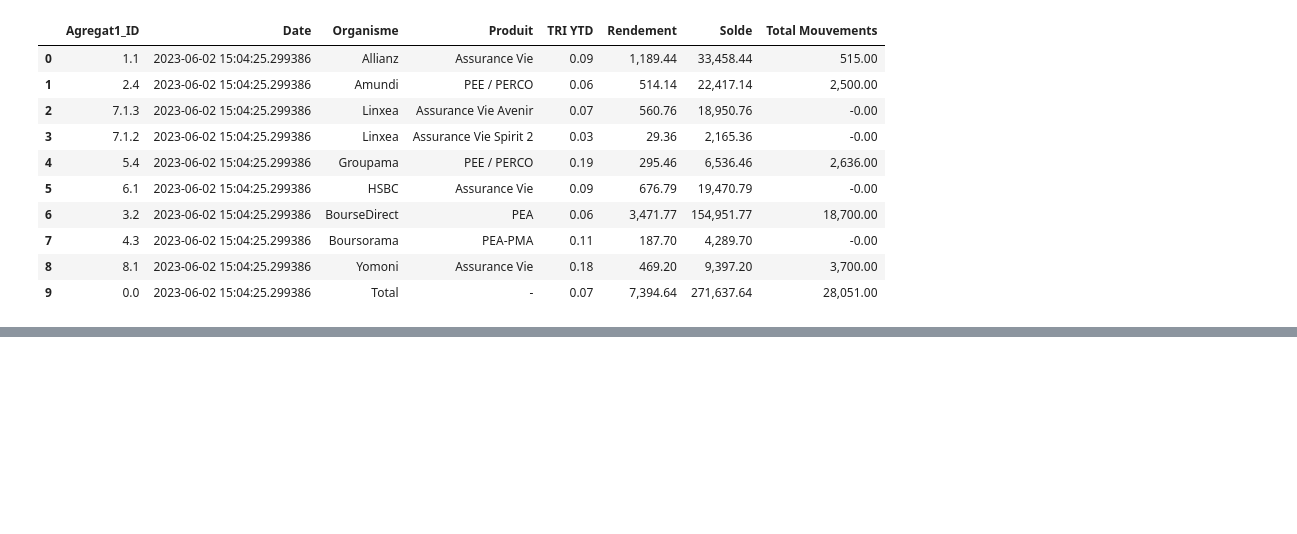
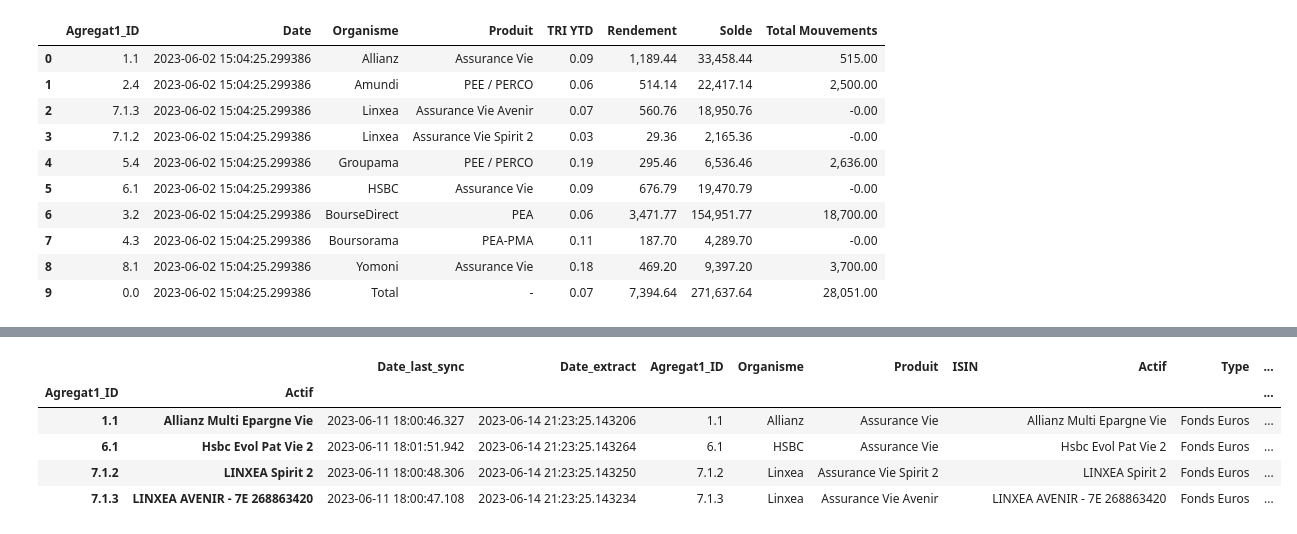
Before and after one commit to BenoitProst/finary, a Jupyter notebook: Wealth Extract Analysis.ipynb, the cells around one changed output, grey strips where cells are left out. Saved outputs shown, nothing was run; the diff lists cells and outputs as text; code cells hidden in the pictures; blank space fills up the shorter version.

```diff
--- a/Wealth Extract Analysis.ipynb
+++ b/Wealth Extract Analysis.ipynb
@@ -311,0 +402,20 @@ dfResultatXirrYDT.to_excel('Data/TRI_Ydt.xlsx', sheet_name='TRI YDT', float_form
+# %%
+# fusionner les deux DataFrame sur la colonne "ID"
+dfAgregat = pd.merge(df_brut, dfComptes, on='ID', how='left')
+# %%
+dfAgregat = dfAgregat.dropna()
+# %%
+#Aggrégation
+dfGroupedFondsEuros = dfAgregat.groupby(['Agregat1_ID' , 'Actif']).agg(Date_last_sync = ('Date_last_sync', 'first'), Date_extract = ('Date_extract', 'first'), Agregat1_ID = ('Agregat1_ID', 'first'), Organisme =('Organisme', 'first'), Produit =('Produit', 'first'), ISIN = ('ISIN', 'first'), Actif = ('Actif', 'first'), Type =  ('Type', 'first'), Prix_unitaire = ('Prix unitaire', 'first'), Quantité = ('Quantité', 'first'), Montant_Solde = ('Montant Solde', 'sum'))
+# %%
+#Rajout numéro de semaine
+dfGroupedFondsEuros['Week_number'] = dfGroupedFondsEuros['Date_extract'].dt.isocalendar().week
+# %%
+dfGroupedFondsEuros
+# %% [output]
+|  |  | Date_last_sync | Date_extract | Agregat1_ID | Organisme | Produit | ISIN | Actif | Type | ... |
+| Agregat1_ID | Actif |  |  |  |  |  |  |  |  | ... |
+| 1.1 | Allianz Multi Epargne Vie | 2023-06-11 18:00:46.327 | 2023-06-14 21:23:25.143206 | 1.1 | Allianz | Assurance Vie |  | Allianz Multi Epargne Vie | Fonds Euros | ... |
+| 6.1 | Hsbc Evol Pat Vie 2 | 2023-06-11 18:01:51.942 | 2023-06-14 21:23:25.143264 | 6.1 | HSBC | Assurance Vie |  | Hsbc Evol Pat Vie 2 | Fonds Euros | ... |
+| 7.1.2 | LINXEA Spirit 2 | 2023-06-11 18:00:48.306 | 2023-06-14 21:23:25.143250 | 7.1.2 | Linxea | Assurance Vie Spirit 2 |  | LINXEA Spirit 2 | Fonds Euros | ... |
+| 7.1.3 | LINXEA AVENIR - 7E 268863420 | 2023-06-11 18:00:47.108 | 2023-06-14 21:23:25.143234 | 7.1.3 | Linxea | Assurance Vie Avenir |  | LINXEA AVENIR - 7E 268863420 | Fonds Euros | ... |
```
Also changed, not shown: parts of 19 cells of this notebook, 2 other files.
